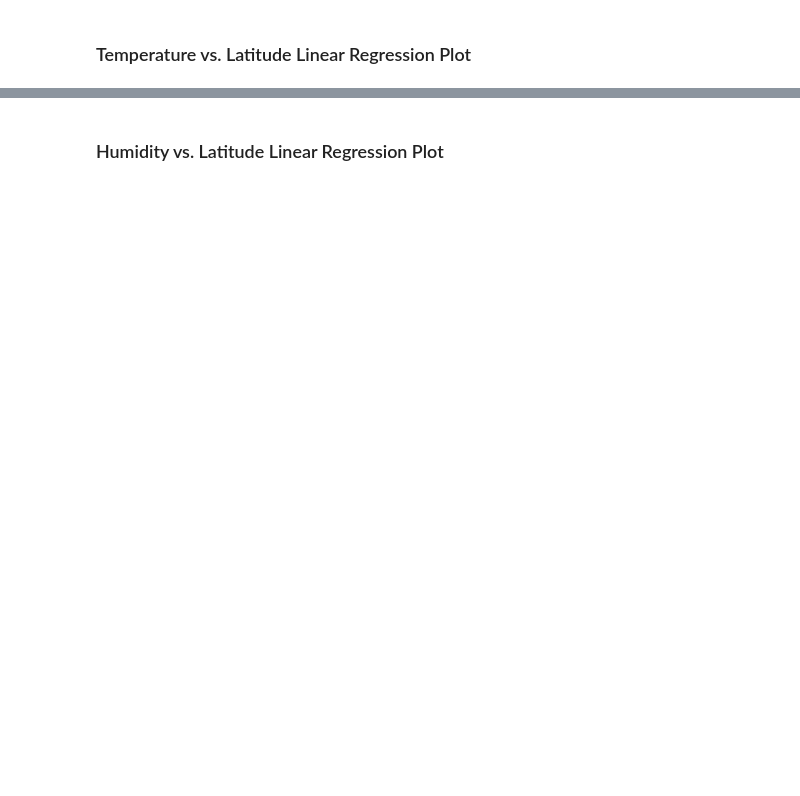
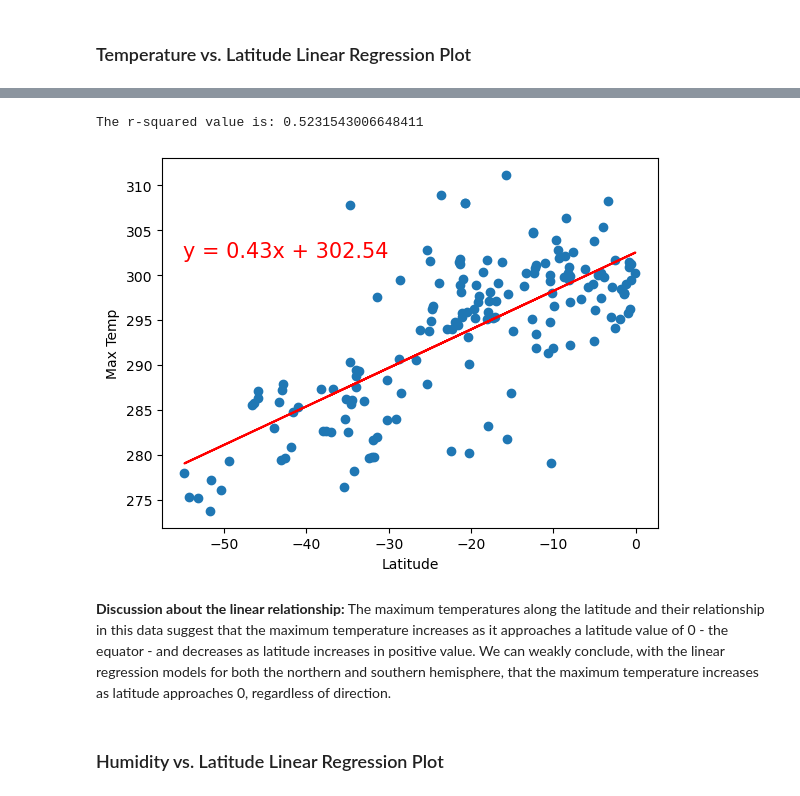
Before and after one commit to hanslegoh/python-api-challenge, a Jupyter notebook: WeatherPy_and_VacationPy/WeatherPy.ipynb, the cells around one changed output, grey strips where cells are left out. Cells and saved outputs as stored; diff of their text form; code cells hidden in the pictures; blank space fills up the shorter version.

```diff
--- a/WeatherPy_and_VacationPy/WeatherPy.ipynb
+++ b/WeatherPy_and_VacationPy/WeatherPy.ipynb
@@ -315,2 +320,21 @@ The r-value is: 0.4121057168607245
+# %%
+# Linear regression on Southern Hemisphere
+x_lat_south = southern_hemi_df['Lat']
+y_temp_south = southern_hemi_df['Max Temp']
+(slope, intercept, rvalue, pvalue, stderr) = linregress(x_lat_south, y_temp_south)
+reg_temp_south = intercept + slope * x_lat_south
+line_temp_south = "y = " + str(round(slope,2)) + "x + " + str(round(intercept,2))
+plt.scatter(x=x_lat_south, y=y_temp_south)
+plt.plot(x_lat_south,reg_temp_south,"r")
+plt.annotate(line_temp_south,(-55,302),fontsize=15,color="red")
+plt.xlabel('Latitude')
+plt.ylabel('Max Temp')
+print(f"The r-squared value is: {rvalue**2}")
+plt.show()
+# %% [output]
+The r-squared value is: 0.5231543006648411
+[figure, added]
+# %% [markdown]
+**Discussion about the linear relationship:** The maximum temperatures along the latitude and their relationship in this data suggest that the maximum temperature increases as it approaches a latitude value of 0 - the equator - and decreases as latitude increases in positive value. We can weakly conclude, with the linear regression models for both the northern and southern hemisphere, that the maximum temperature increases as latitude approaches 0, regardless of direction.
 # %% [markdown]
 ### Humidity vs. Latitude Linear Regression Plot
```
Also changed, not shown: parts of 25 cells of this notebook.
